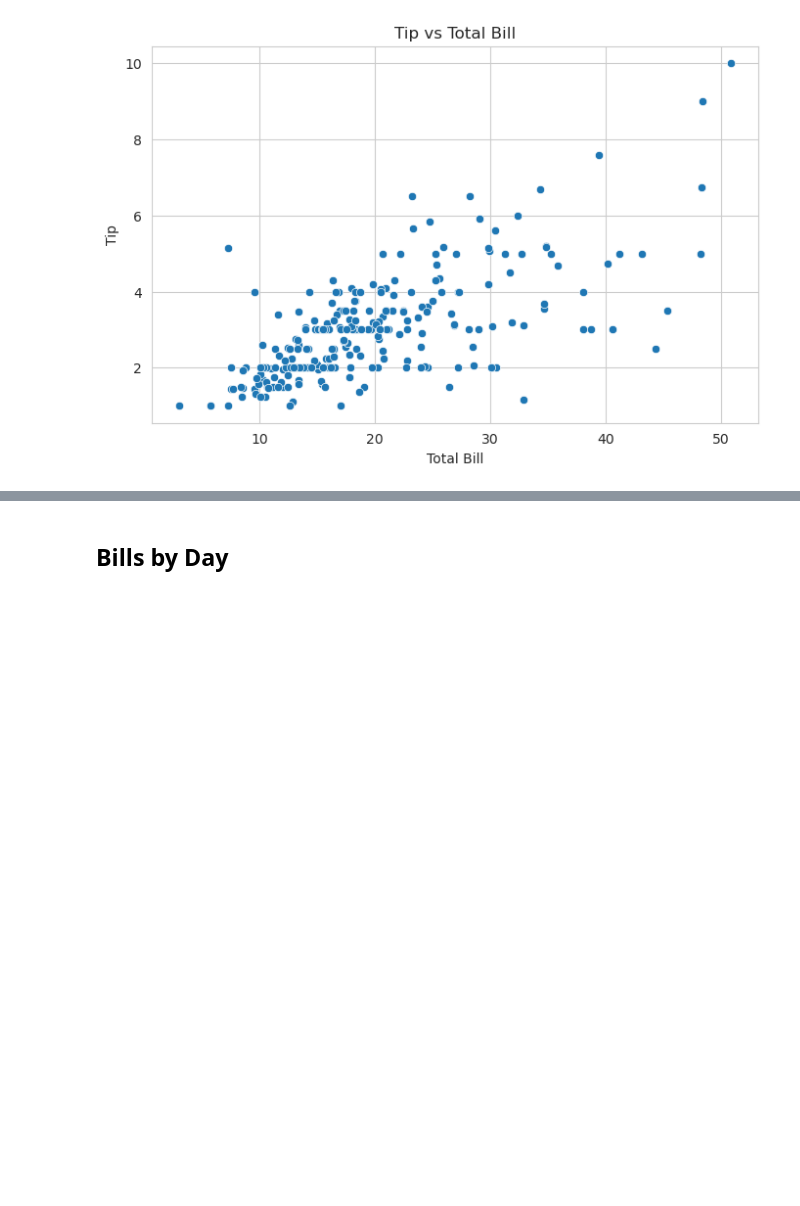
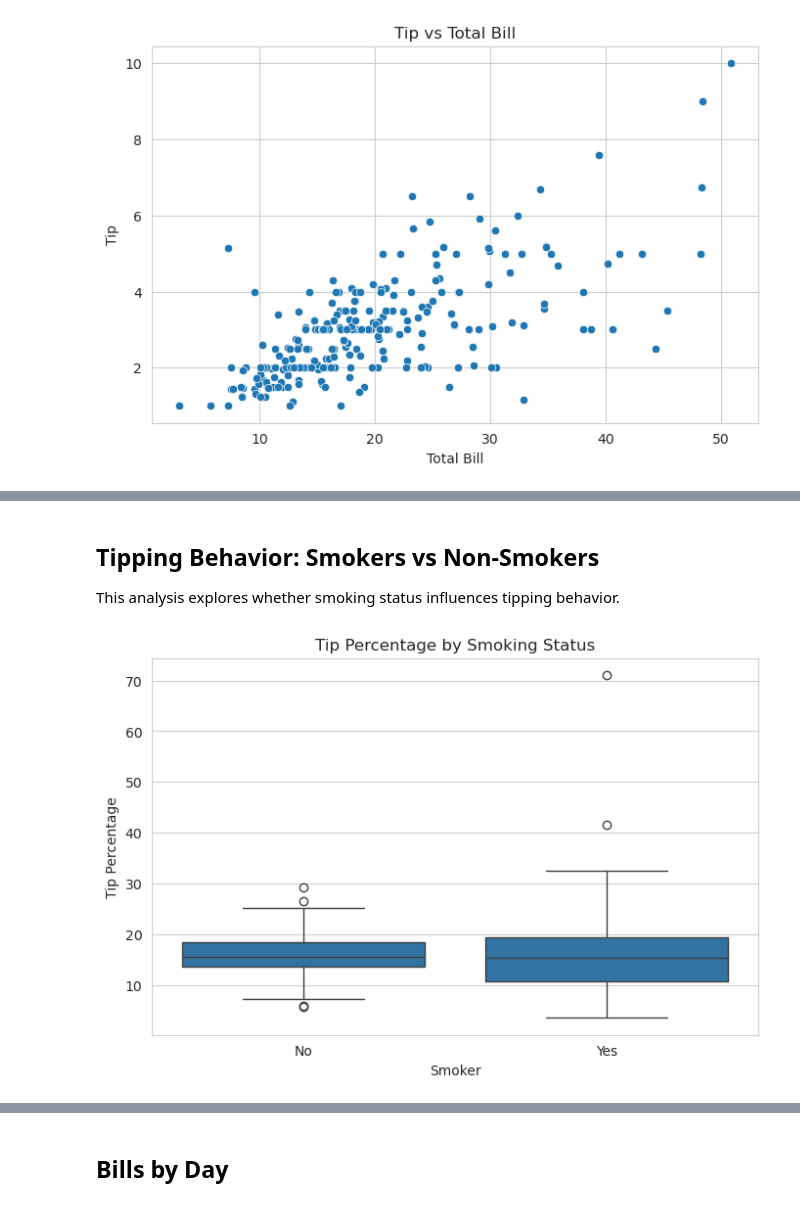
Before and after one commit to zaur-israfilov/eda-sales-analysis, a Jupyter notebook: notebooks/eda_sales_analysis.ipynb, the cells around one changed output, grey strips where cells are left out. Drawn from its saved outputs; the diff is of its cells as text; code cells hidden in the pictures; blank space fills up the shorter version.

```diff
--- a/notebooks/eda_sales_analysis.ipynb
+++ b/notebooks/eda_sales_analysis.ipynb
@@ -83,0 +177,16 @@ plt.show()
+# %% [markdown]
+## Tipping Behavior: Smokers vs Non-Smokers
+
+This analysis explores whether smoking status influences tipping behavior.
+# %%
+plt.figure(figsize=(8,5))
+
+sns.boxplot(x="smoker", y="tip_percentage", data=df)
+
+plt.title("Tip Percentage by Smoking Status")
+plt.xlabel("Smoker")
+plt.ylabel("Tip Percentage")
+
+plt.show()
+# %% [output]
+[figure, added]
```
Also changed, not shown: parts of 16 cells of this notebook.
